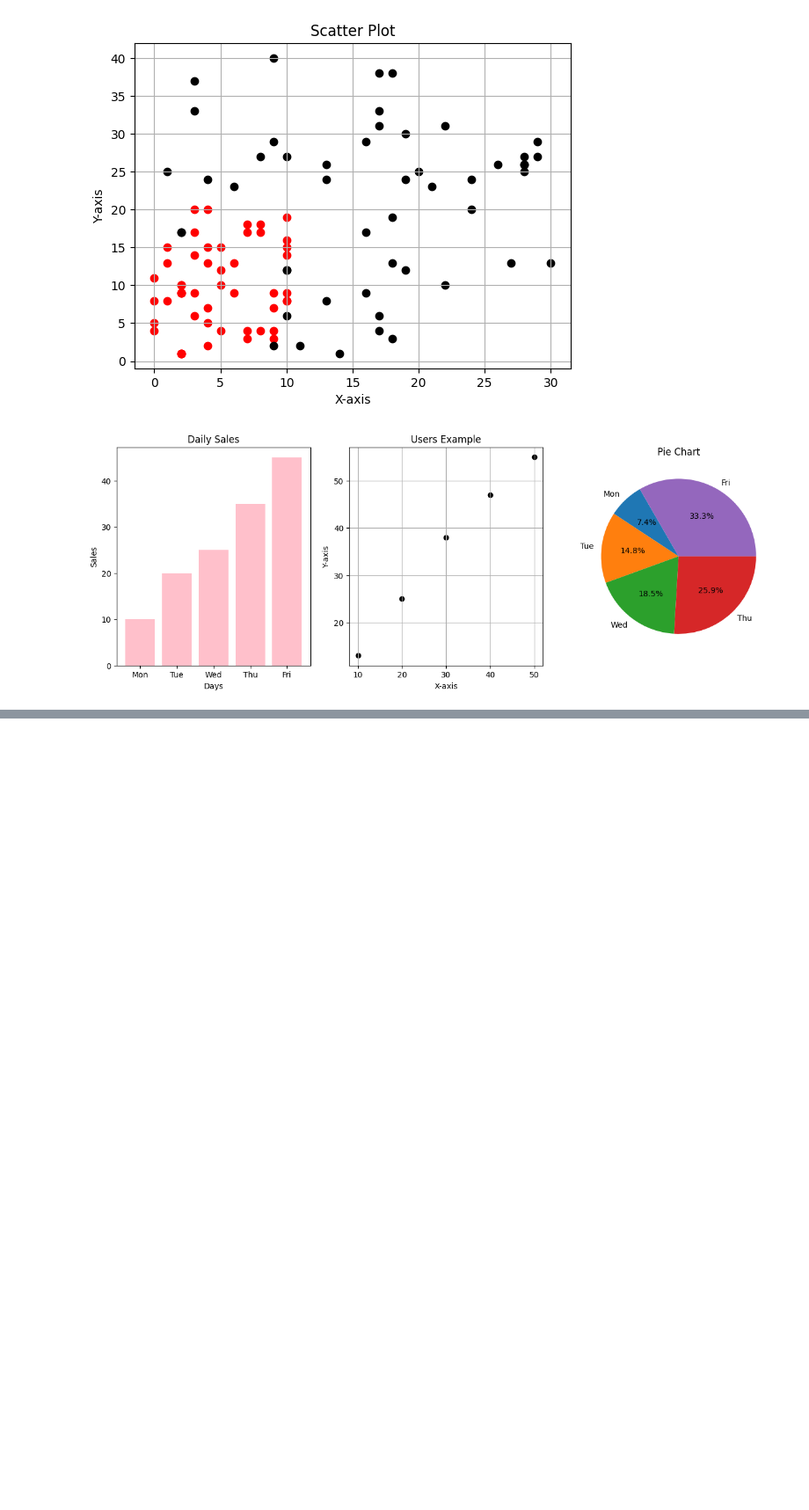
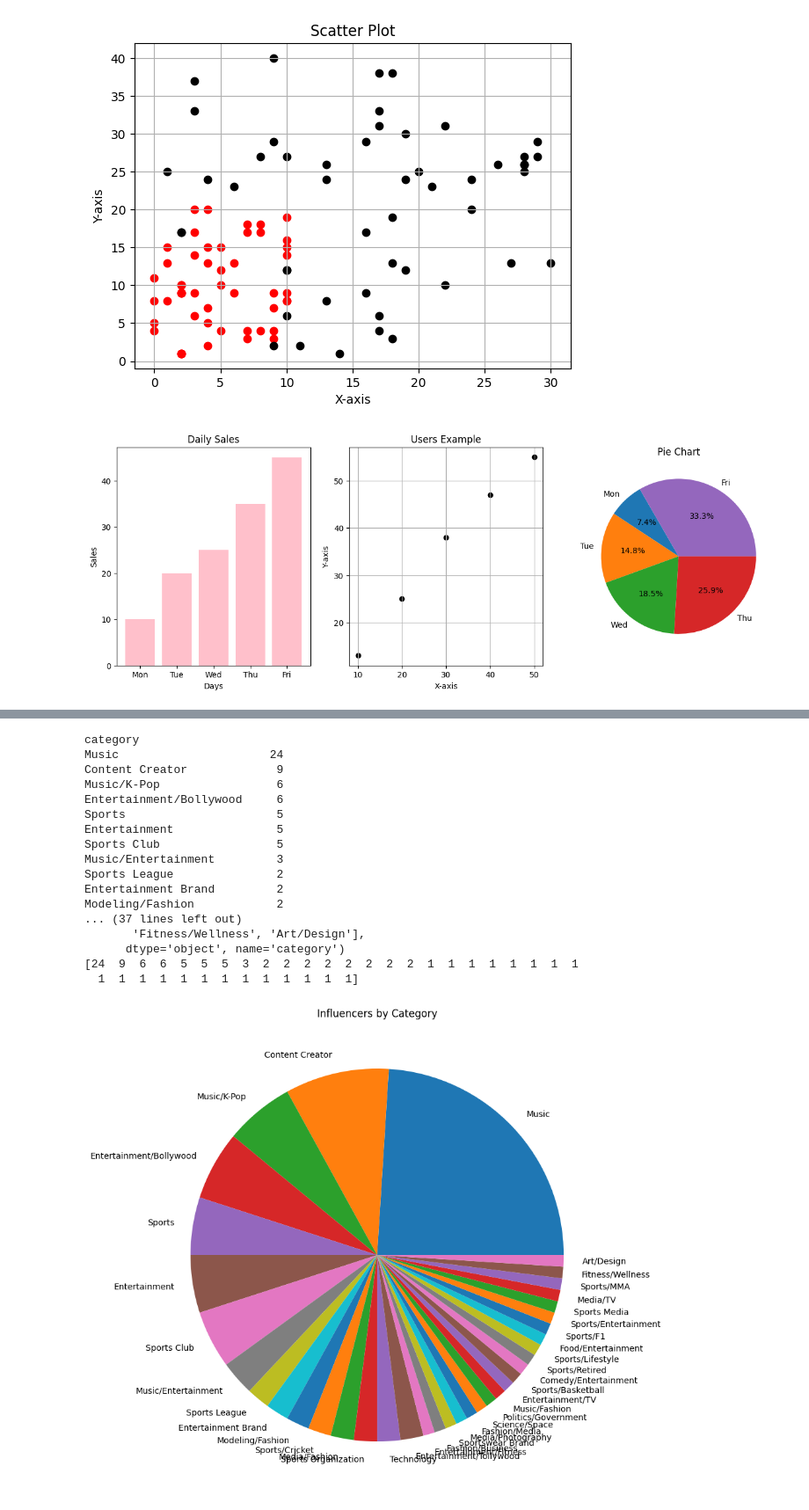
Before and after one commit to AnshuAnshu01/Data_Analytics_Python, a Jupyter notebook: matplotlib.ipynb, the cells around one changed output, grey strips where cells are left out. Shown at 88% size. Drawn from its saved outputs; the diff is of its cells as text; code cells hidden in the pictures; blank space fills up the shorter version.

```diff
--- a/matplotlib.ipynb
+++ b/matplotlib.ipynb
@@ -131,0 +155,30 @@ plt.show()
+# %%
+df = pd.read_csv("data4.csv")
+
+cnt = df["category"].value_counts()
+print(cnt)
+print(cnt.index)
+print(cnt.values)
+plt.figure(figsize=(15,10))
+plt.pie(cnt, labels=cnt.index)
+plt.title("Influencers by Category")
+plt.show()
+# %% [output]
+category
+Music                      24
+Content Creator             9
+Music/K-Pop                 6
+Entertainment/Bollywood     6
+Sports                      5
+Entertainment               5
+Sports Club                 5
+Music/Entertainment         3
+Sports League               2
+Entertainment Brand         2
+Modeling/Fashion            2
+... (37 lines left out)
+       'Fitness/Wellness', 'Art/Design'],
+      dtype='object', name='category')
+[24  9  6  6  5  5  5  3  2  2  2  2  2  2  2  2  1  1  1  1  1  1  1  1
+  1  1  1  1  1  1  1  1  1  1  1  1  1]
+[figure, added]
```
Also changed, not shown: parts of 8 cells of this notebook.
